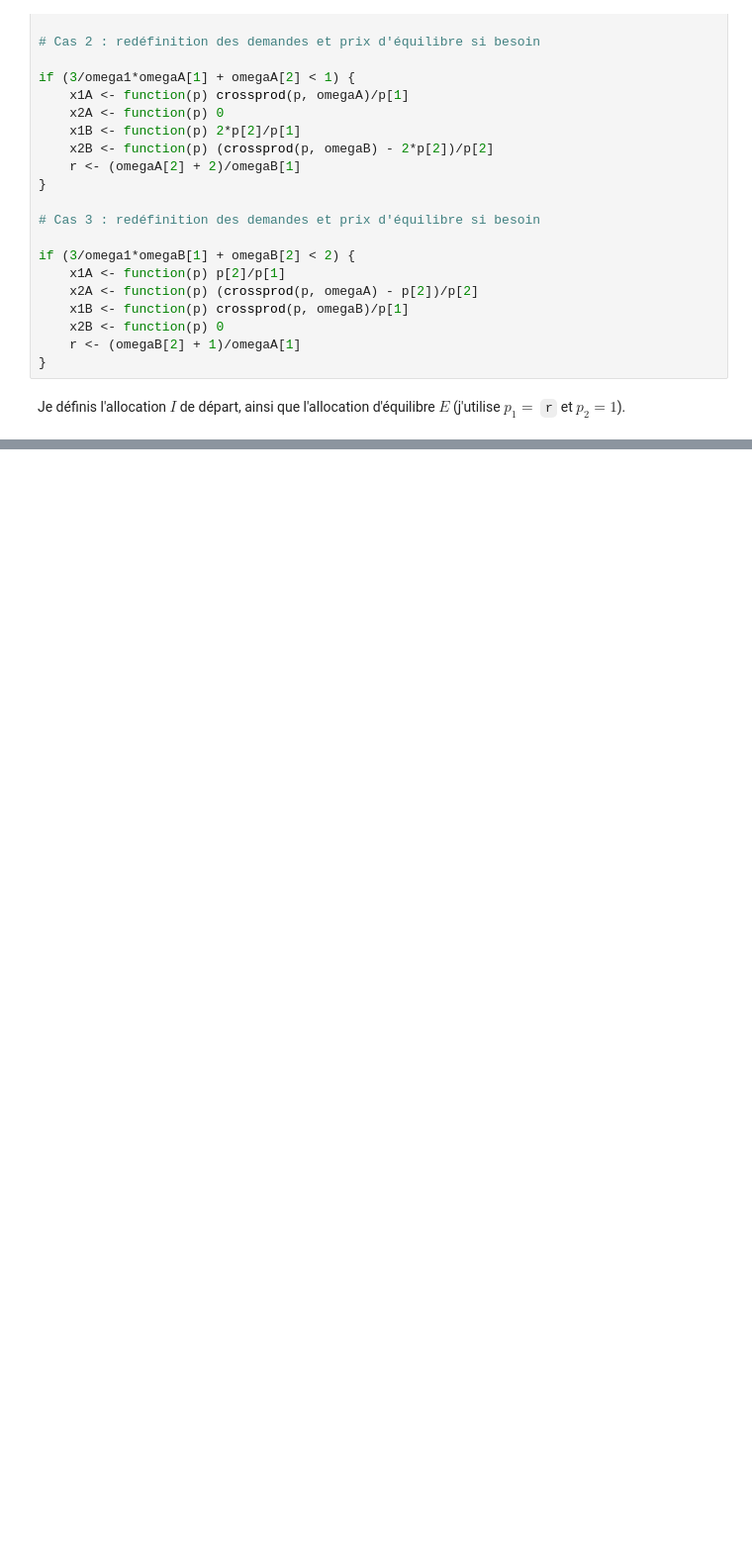
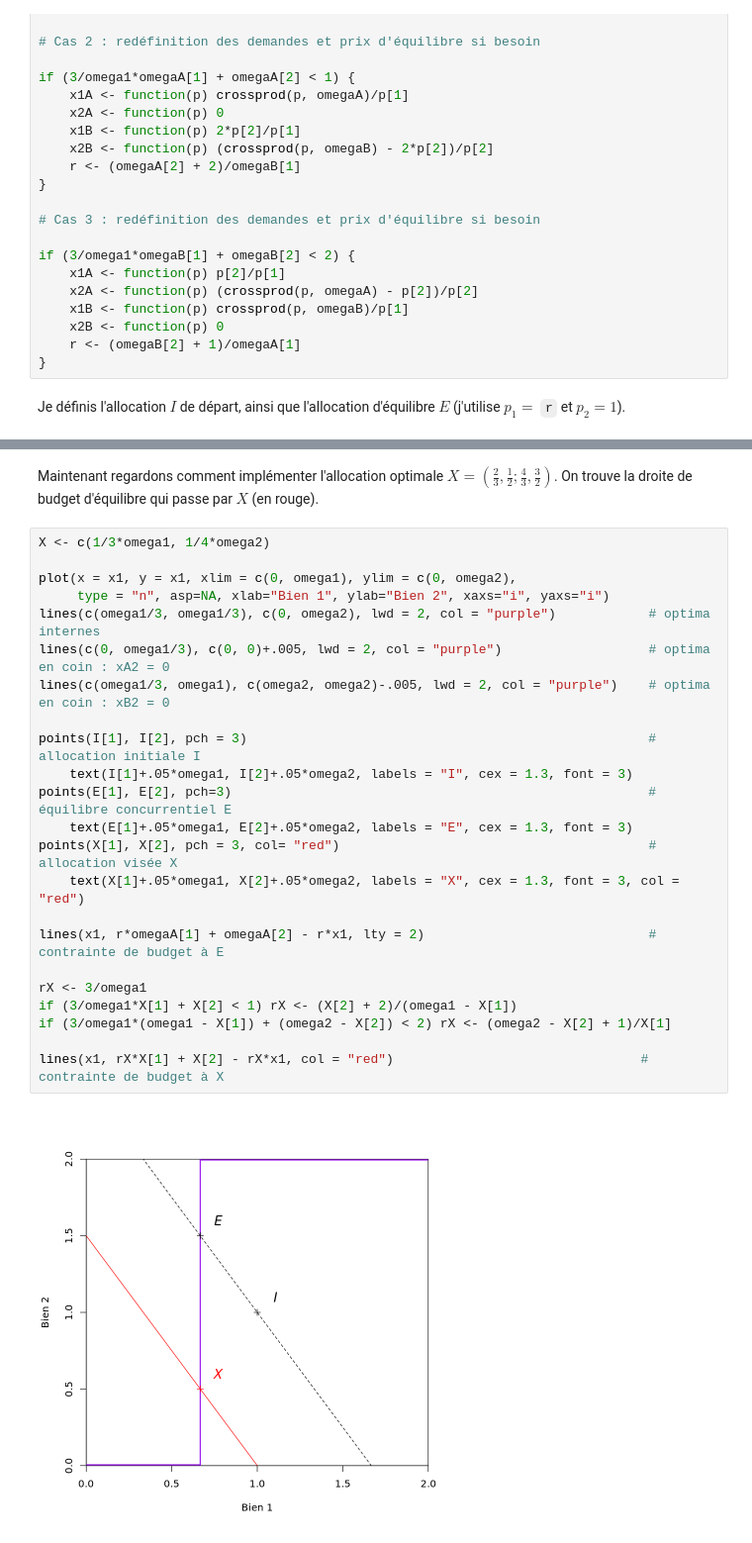
Before and after one commit to antoine-jacquet/TeachingBinder, a Jupyter notebook: Teaching/Microéconomie 5/micro5-TD3-ex1.ipynb, the cells around one changed output, grey strips where cells are left out. Shown at 99% size. Saved outputs shown, nothing was run; the diff lists cells and outputs as text; blank space fills up the shorter version.

```diff
--- a/Teaching/Microéconomie 5/micro5-TD3-ex1.ipynb
+++ b/Teaching/Microéconomie 5/micro5-TD3-ex1.ipynb
@@ -198,0 +295,27 @@ On observe encore que **l'allocation d'équilibre concurrentiel est un optimum d
+# %% [markdown]
+Maintenant regardons comment implémenter l'allocation optimale $X = (\frac{2}{3}, \frac{1}{2} ; \frac{4}{3}, \frac{3}{2})$. On trouve la droite de budget d'équilibre qui passe par $X$ (en rouge).
+# %%
+X <- c(1/3*omega1, 1/4*omega2)
+
+plot(x = x1, y = x1, xlim = c(0, omega1), ylim = c(0, omega2),
+     type = "n", asp=NA, xlab="Bien 1", ylab="Bien 2", xaxs="i", yaxs="i")
+lines(c(omega1/3, omega1/3), c(0, omega2), lwd = 2, col = "purple")            # optima internes
+lines(c(0, omega1/3), c(0, 0)+.005, lwd = 2, col = "purple")                   # optima en coin : xA2 = 0
+lines(c(omega1/3, omega1), c(omega2, omega2)-.005, lwd = 2, col = "purple")    # optima en coin : xB2 = 0
+
+points(I[1], I[2], pch = 3)                                                    # allocation initiale I
+    text(I[1]+.05*omega1, I[2]+.05*omega2, labels = "I", cex = 1.3, font = 3)
+points(E[1], E[2], pch=3)                                                      # équilibre concurrentiel E
+    text(E[1]+.05*omega1, E[2]+.05*omega2, labels = "E", cex = 1.3, font = 3)
+points(X[1], X[2], pch = 3, col= "red")                                        # allocation visée X
+    text(X[1]+.05*omega1, X[2]+.05*omega2, labels = "X", cex = 1.3, font = 3, col = "red")
+
+lines(x1, r*omegaA[1] + omegaA[2] - r*x1, lty = 2)                             # contrainte de budget à E
+
+rX <- 3/omega1
+if (3/omega1*X[1] + X[2] < 1) rX <- (X[2] + 2)/(omega1 - X[1])
+if (3/omega1*(omega1 - X[1]) + (omega2 - X[2]) < 2) rX <- (omega2 - X[2] + 1)/X[1]
+
+lines(x1, rX*X[1] + X[2] - rX*x1, col = "red")                                # contrainte de budget à X
+# %% [output]
+[figure, added]
```
Also changed, not shown: parts of 13 cells of this notebook, 1 other file.
